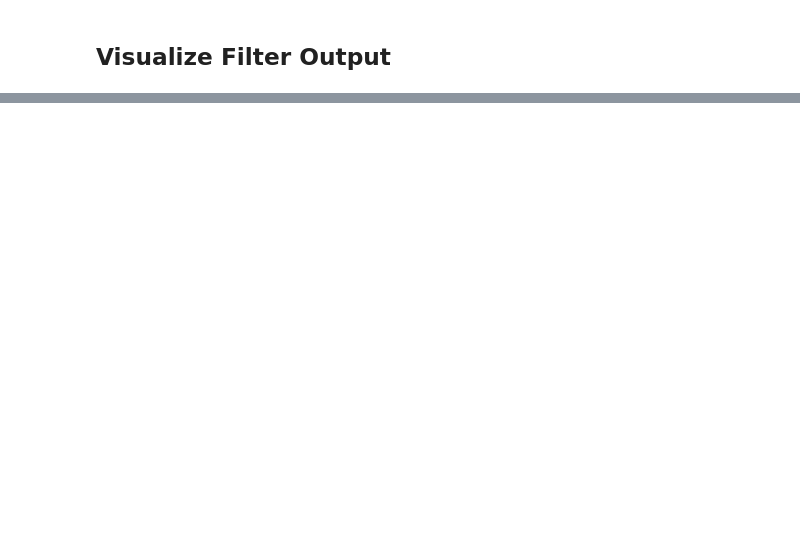
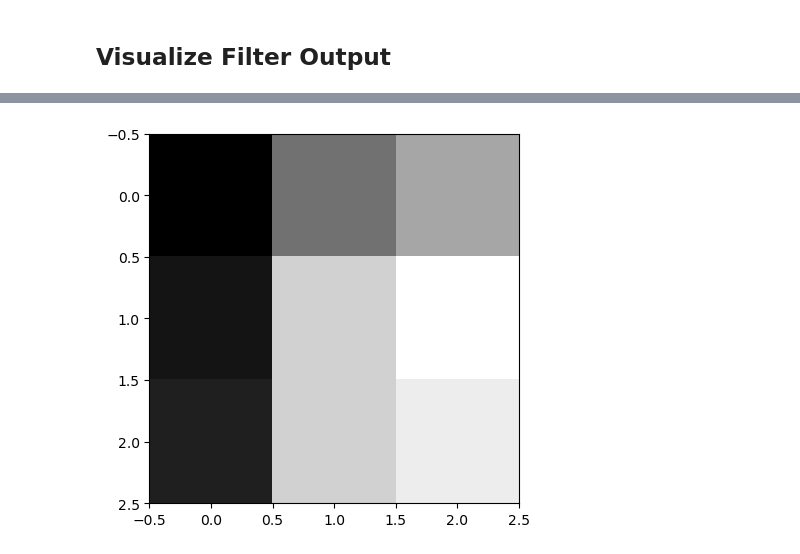
Before and after one commit to samogden/CST463-assignments, a Jupyter notebook: class_code/week10/visualization.ipynb, the cells around one changed output, grey strips where cells are left out. Cells and saved outputs as stored; diff of their text form; code cells hidden in the pictures; blank space fills up the shorter version.

```diff
--- a/class_code/week10/visualization.ipynb
+++ b/class_code/week10/visualization.ipynb
@@ -18,0 +27,4 @@ model = keras.applications.vgg16.VGG16()
+# %%
+show_filter(1)
+# %% [output]
+[figure, added]
```
Also changed, not shown: parts of 9 cells of this notebook, 5 other files.
